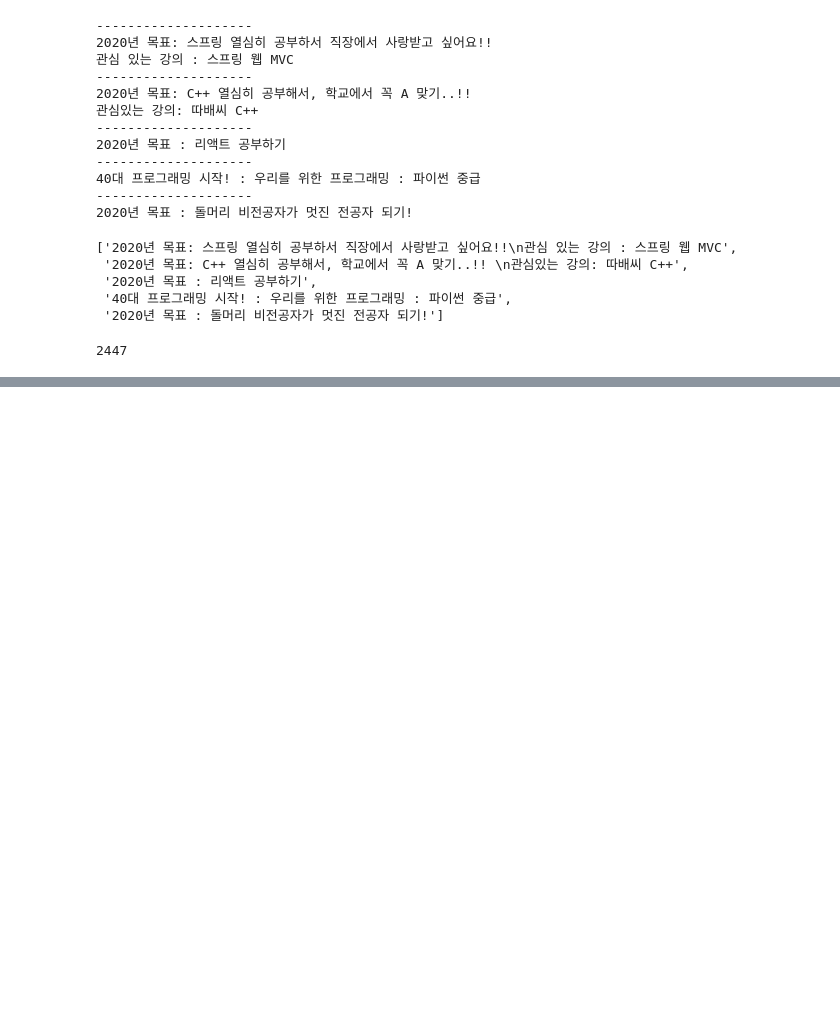
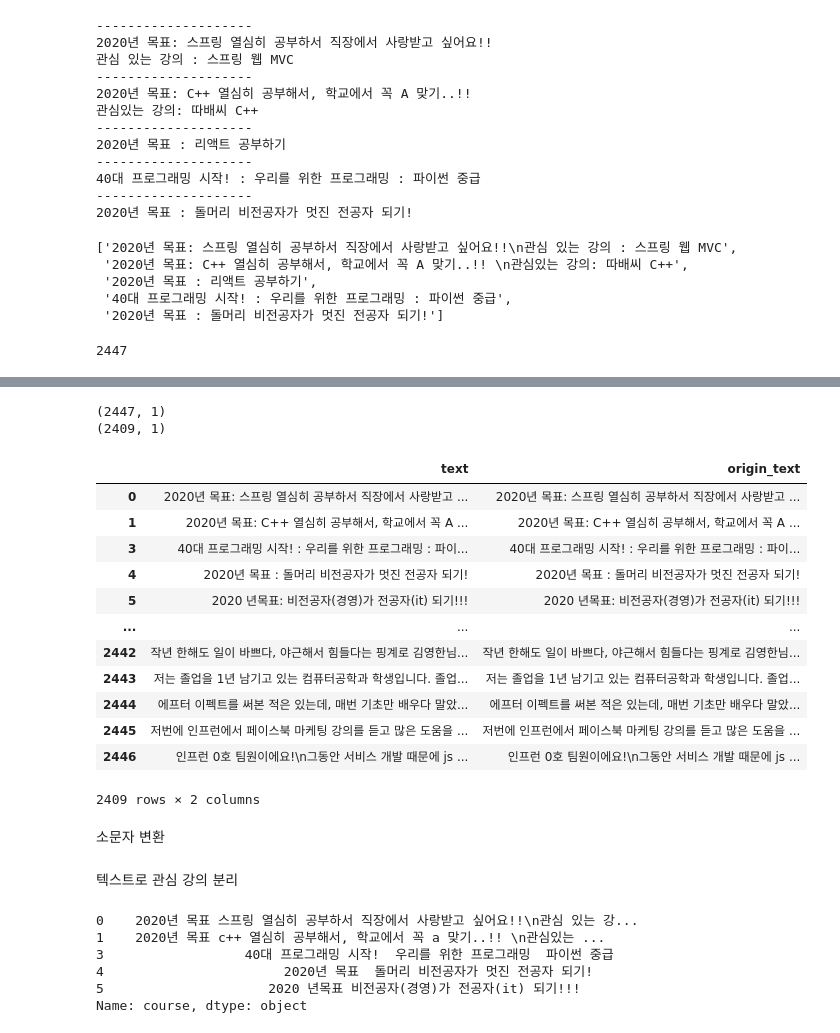
Before and after one commit to seoran/github-slideshow, a Jupyter notebook: 오늘코드_인프런_댓글_분석하기.ipynb, the cells around one changed output, grey strips where cells are left out. Drawn from its saved outputs; the diff is of its cells as text; code cells hidden in the pictures; blank space fills up the shorter version.

```diff
--- a/오늘코드_인프런_댓글_분석하기.ipynb
+++ b/오늘코드_인프런_댓글_분석하기.ipynb
@@ -115,0 +126,3 @@ pd.DataFrame({"text":events})
+# %%
+df=pd.read_csv("inflearn-event.csv")
+df.shape
@@ -115,0 +149,27 @@ pd.DataFrame({"text":events})
+# %%
+print(df.shape)
+df=df.drop_duplicates(["text"],keep="last")
+print(df.shape)
+# %% [output]
+(2447, 1)
+(2409, 1)
+# %%
+#전처리 전에 원본을 보존하기 위해 복사해 둠
+df["origin_text"]=df["text"]
+df
+# %% [output]
+|  | text | origin_text |
+| 0 | 2020년 목표: 스프링 열심히 공부하서 직장에서 사랑받고 ... | 2020년 목표: 스프링 열심히 공부하서 직장에서 사랑받고 ... |
+| 1 | 2020년 목표: C++ 열심히 공부해서, 학교에서 꼭 A ... | 2020년 목표: C++ 열심히 공부해서, 학교에서 꼭 A ... |
+| 3 | 40대 프로그래밍 시작! : 우리를 위한 프로그래밍 : 파이... | 40대 프로그래밍 시작! : 우리를 위한 프로그래밍 : 파이... |
+| 4 | 2020년 목표 : 돌머리 비전공자가 멋진 전공자 되기! | 2020년 목표 : 돌머리 비전공자가 멋진 전공자 되기! |
+| 5 | 2020 년목표: 비전공자(경영)가 전공자(it) 되기!!! | 2020 년목표: 비전공자(경영)가 전공자(it) 되기!!! |
+| ... | ... | ... |
+| 2442 | 작년 한해도 일이 바쁘다, 야근해서 힘들다는 핑계로 김영한님... | 작년 한해도 일이 바쁘다, 야근해서 힘들다는 핑계로 김영한님... |
+| 2443 | 저는 졸업을 1년 남기고 있는 컴퓨터공학과 학생입니다. 졸업... | 저는 졸업을 1년 남기고 있는 컴퓨터공학과 학생입니다. 졸업... |
+| 2444 | 에프터 이펙트를 써본 적은 있는데, 매번 기초만 배우다 말았... | 에프터 이펙트를 써본 적은 있는데, 매번 기초만 배우다 말았... |
+| 2445 | 저번에 인프런에서 페이스북 마케팅 강의를 듣고 많은 도움을 ... | 저번에 인프런에서 페이스북 마케팅 강의를 듣고 많은 도움을 ... |
+| 2446 | 인프런 0호 팀원이에요!\n그동안 서비스 개발 때문에 js ... | 인프런 0호 팀원이에요!\n그동안 서비스 개발 때문에 js ... |
+2409 rows × 2 columns
+# %% [markdown]
+소문자 변환
@@ -115,0 +187,15 @@ pd.DataFrame({"text":events})
+# %% [markdown]
+텍스트로 관심 강의 분리
+# %%
+df["course"]=df["text"].apply(lambda x:x.split("관심강의")[-1])
+df["course"]=df["course"].apply(lambda x:x.split("관심 강의")[-1])
+df["course"]=df["course"].apply(lambda x:x.split("관심 강좌")[-1])
+df["course"]=df["course"].str.replace(":","")
+df["course"].head()
+# %% [output]
+0    2020년 목표 스프링 열심히 공부하서 직장에서 사랑받고 싶어요!!\n관심 있는 강...
+1    2020년 목표 c++ 열심히 공부해서, 학교에서 꼭 a 맞기..!! \n관심있는 ...
+3                  40대 프로그래밍 시작!  우리를 위한 프로그래밍  파이썬 중급
+4                       2020년 목표  돌머리 비전공자가 멋진 전공자 되기!
+5                     2020 년목표 비전공자(경영)가 전공자(it) 되기!!!
+Name: course, dtype: object
```
Also changed, not shown: parts of 55 cells of this notebook.
